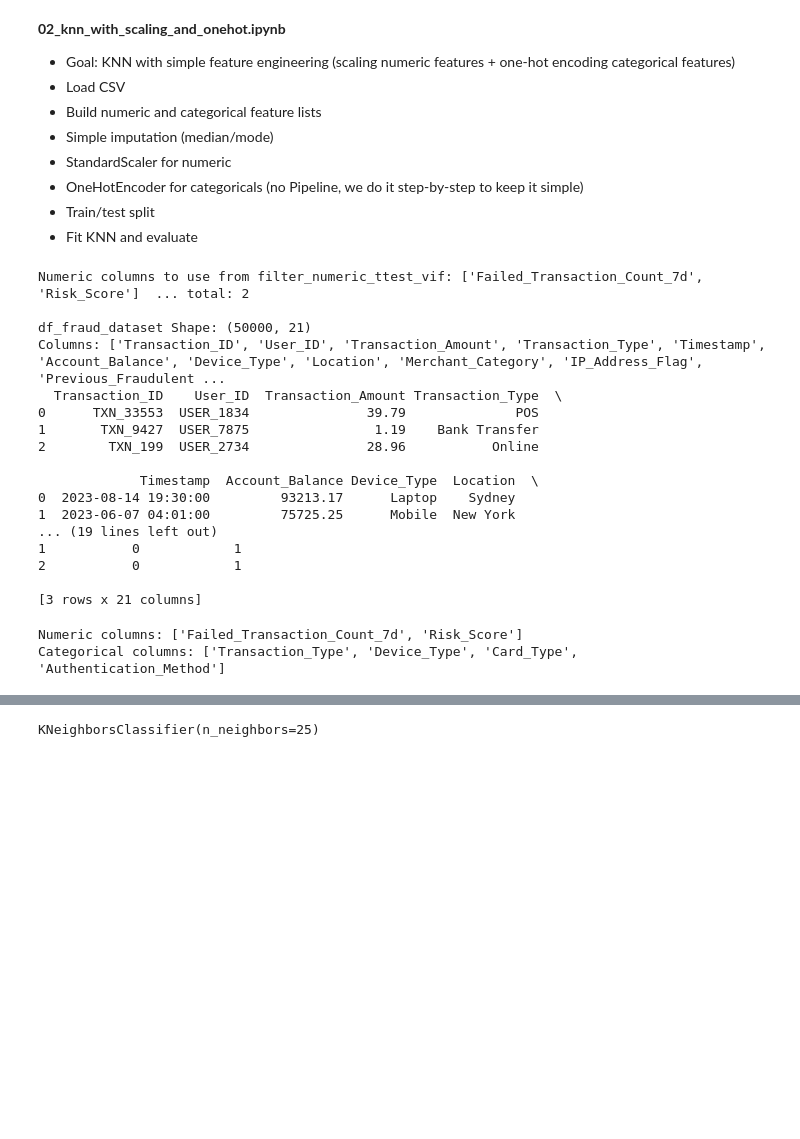
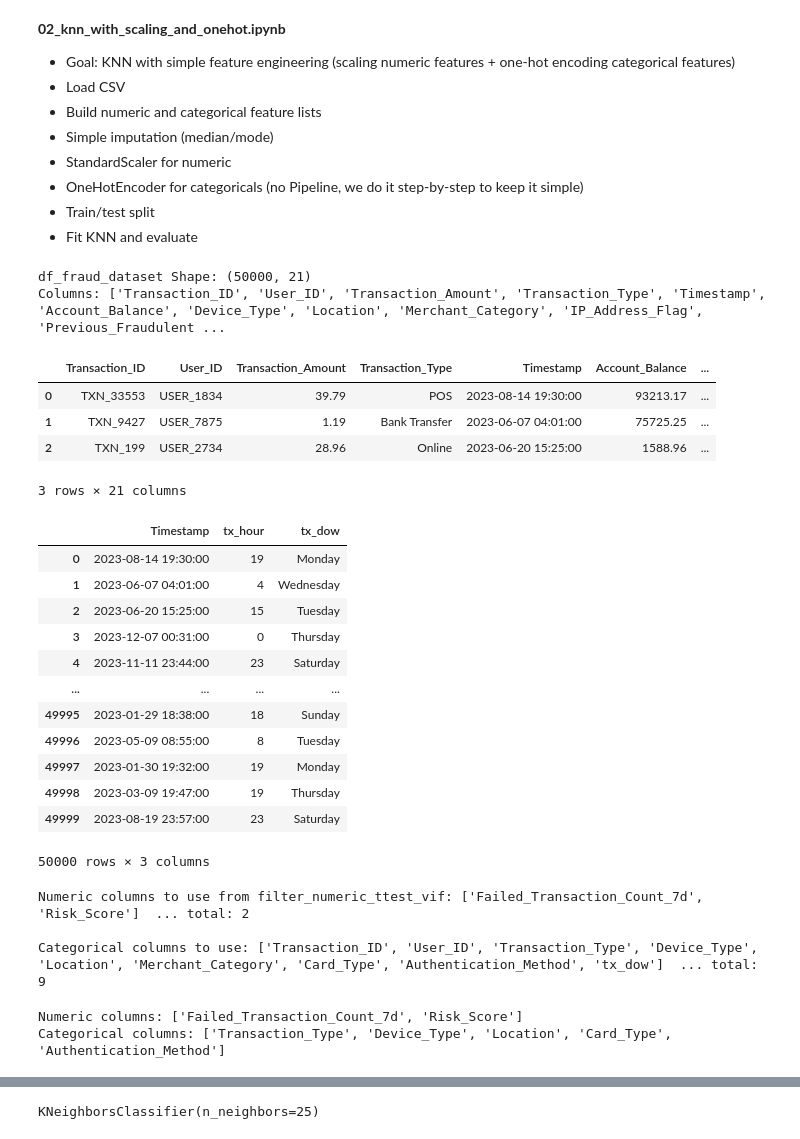
Before and after one commit to luispabloaiello-da/W7PJ_Project_Fraud_Scoring_Service, a Jupyter notebook: notebooks/02_knn_with_scaling_and_onehot.ipynb, the cells around one changed output, grey strips where cells are left out. Saved outputs shown, nothing was run; the diff lists cells and outputs as text; code cells hidden in the pictures; blank space fills up the shorter version.

```diff
--- a/notebooks/02_knn_with_scaling_and_onehot.ipynb
+++ b/notebooks/02_knn_with_scaling_and_onehot.ipynb
@@ -42,34 +42,19 @@ except:
 # %%
 # 1) Load the dataset
 df_fraud_dataset = pd.read_csv(config['input_data']['file1'])
-# data_path = "/mnt/data/synthetic_fraud_dataset.csv"
-# df = pd.read_csv(data_path)
 kept_numeric_cols_df = pd.read_csv(config['output_data']['file2'])
-kept_numeric_cols_list = kept_numeric_cols_df["kept_numeric_features"].tolist()
-
-print("Numeric columns to use from filter_numeric_ttest_vif:", kept_numeric_cols_list[:10], " ... total:", len(kept_numeric_cols_list))
 
 print("\ndf_fraud_dataset Shape:", df_fraud_dataset.shape)
 print("Columns:", df_fraud_dataset.columns.tolist())
-print(df_fraud_dataset.head(3))
+display(df_fraud_dataset.head(3))
 # %% [output]
-Numeric columns to use from filter_numeric_ttest_vif: ['Failed_Transaction_Count_7d', 'Risk_Score']  ... total: 2
-
 df_fraud_dataset Shape: (50000, 21)
 Columns: ['Transaction_ID', 'User_ID', 'Transaction_Amount', 'Transaction_Type', 'Timestamp', 'Account_Balance', 'Device_Type', 'Location', 'Merchant_Category', 'IP_Address_Flag', 'Previous_Fraudulent ...
-  Transaction_ID    User_ID  Transaction_Amount Transaction_Type  \
-0      TXN_33553  USER_1834               39.79              POS
-1       TXN_9427  USER_7875                1.19    Bank Transfer
-2        TXN_199  USER_2734               28.96           Online
-
-             Timestamp  Account_Balance Device_Type  Location  \
-0  2023-08-14 19:30:00         93213.17      Laptop    Sydney
-1  2023-06-07 04:01:00         75725.25      Mobile  New York
-... (19 lines left out)
-1           0            1
-2           0            1
-
-[3 rows x 21 columns]
+|  | Transaction_ID | User_ID | Transaction_Amount | Transaction_Type | Timestamp | Account_Balance | ... |
+| 0 | TXN_33553 | USER_1834 | 39.79 | POS | 2023-08-14 19:30:00 | 93213.17 | ... |
+| 1 | TXN_9427 | USER_7875 | 1.19 | Bank Transfer | 2023-06-07 04:01:00 | 75725.25 | ... |
+| 2 | TXN_199 | USER_2734 | 28.96 | Online | 2023-06-20 15:25:00 | 1588.96 | ... |
+3 rows × 21 columns
 # %%
 # 2) Target
 target_col = "Fraud_Label"
@@ -77,16 +62,43 @@ assert target_col in df_fraud_dataset.columns, "Target column Fraud_Label not fo
 # %%
 # 3) Optional: if Timestamp exists, create hour/day-of-week (simple time features)
 if "Timestamp" in df_fraud_dataset.columns:
     df_fraud_dataset["Timestamp"] = pd.to_datetime(df_fraud_dataset["Timestamp"], errors="coerce")
     df_fraud_dataset["tx_hour"] = df_fraud_dataset["Timestamp"].dt.hour
-    df_fraud_dataset["tx_dow"] = df_fraud_dataset["Timestamp"].dt.dayofweek
+    df_fraud_dataset["tx_dow"] = df_fraud_dataset["Timestamp"].dt.day_name()
+
+display(df_fraud_dataset[['Timestamp', "tx_hour", "tx_dow"]])
+# %% [output]
+|  | Timestamp | tx_hour | tx_dow |
+| 0 | 2023-08-14 19:30:00 | 19 | Monday |
+| 1 | 2023-06-07 04:01:00 | 4 | Wednesday |
+| 2 | 2023-06-20 15:25:00 | 15 | Tuesday |
+| 3 | 2023-12-07 00:31:00 | 0 | Thursday |
+| 4 | 2023-11-11 23:44:00 | 23 | Saturday |
+| ... | ... | ... | ... |
+| 49995 | 2023-01-29 18:38:00 | 18 | Sunday |
+| 49996 | 2023-05-09 08:55:00 | 8 | Tuesday |
+| 49997 | 2023-01-30 19:32:00 | 19 | Monday |
+| 49998 | 2023-03-09 19:47:00 | 19 | Thursday |
+| 49999 | 2023-08-19 23:57:00 | 23 | Saturday |
+50000 rows × 3 columns
+# %%
+kept_numeric_cols_list = kept_numeric_cols_df["kept_numeric_features"].tolist()
+
+print("Numeric columns to use from filter_numeric_ttest_vif:", kept_numeric_cols_list[:10], " ... total:", len(kept_numeric_cols_list))
+
+cat_cols_list = df_fraud_dataset.select_dtypes(include='object').columns.tolist()
+print("\nCategorical columns to use:", cat_cols_list[:10], " ... total:", len(cat_cols_list))
+# %% [output]
+Numeric columns to use from filter_numeric_ttest_vif: ['Failed_Transaction_Count_7d', 'Risk_Score']  ... total: 2
+
+Categorical columns to use: ['Transaction_ID', 'User_ID', 'Transaction_Type', 'Device_Type', 'Location', 'Merchant_Category', 'Card_Type', 'Authentication_Method', 'tx_dow']  ... total: 9
 # %%
 # 4) Choose numeric and categorical features (keep it small and clear)
 candidate_numeric = (
     kept_numeric_cols_list  # only if they exist; we'll filter below
 )
 candidate_categorical = [
-    "Transaction_Type", "Device_Type", "Card_Type", "Authentication_Method"
+    "Transaction_Type", "Device_Type", "Location", "Card_Type", "Authentication_Method" # only if they exist; we'll filter below
 ]
 
 num_cols = [c for c in candidate_numeric if c in df_fraud_dataset.columns]
@@ -96,7 +108,7 @@ print("Numeric columns:", num_cols)
 print("Categorical columns:", cat_cols)
 # %% [output]
 Numeric columns: ['Failed_Transaction_Count_7d', 'Risk_Score']
-Categorical columns: ['Transaction_Type', 'Device_Type', 'Card_Type', 'Authentication_Method']
+Categorical columns: ['Transaction_Type', 'Device_Type', 'Location', 'Card_Type', 'Authentication_Method']
 # %%
 # 5) Drop rows where target is missing (just to be safe)
 df_fraud_dataset = df_fraud_dataset.dropna(subset=[target_col]).copy()
```
Also changed, not shown: parts of 4 cells of this notebook, 4 other files.
